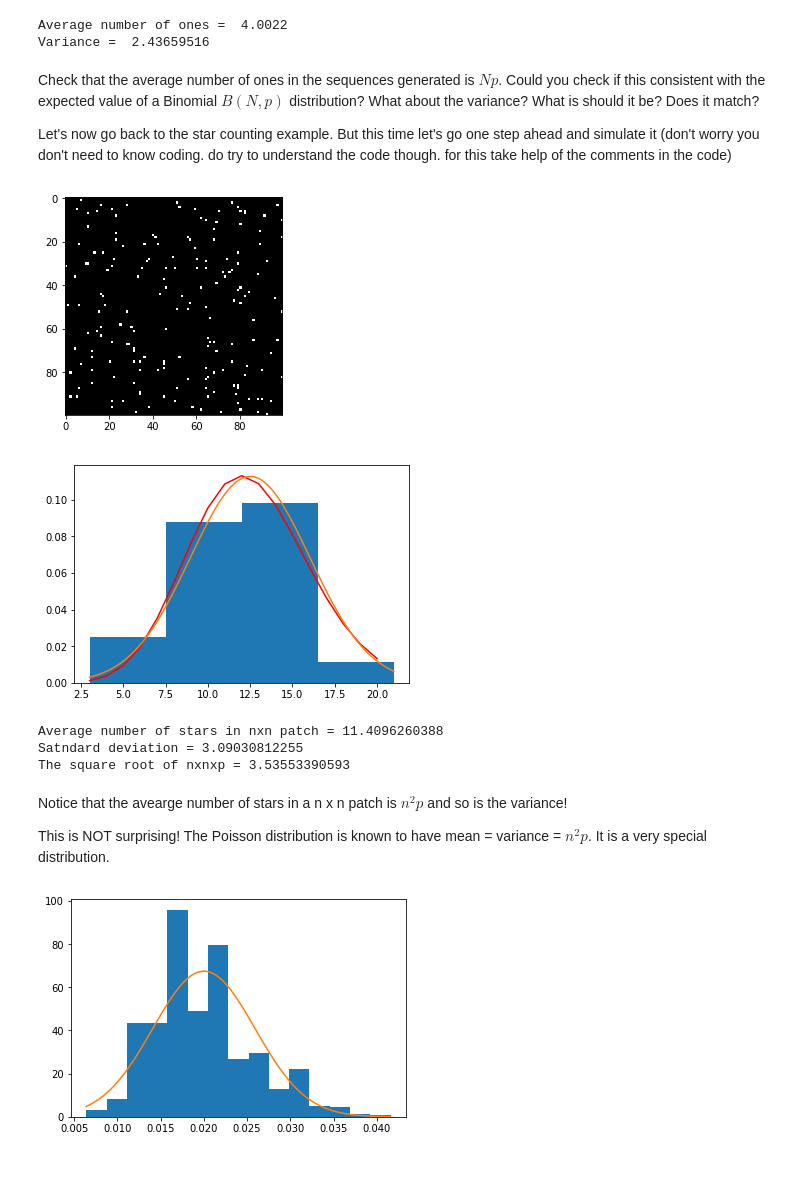
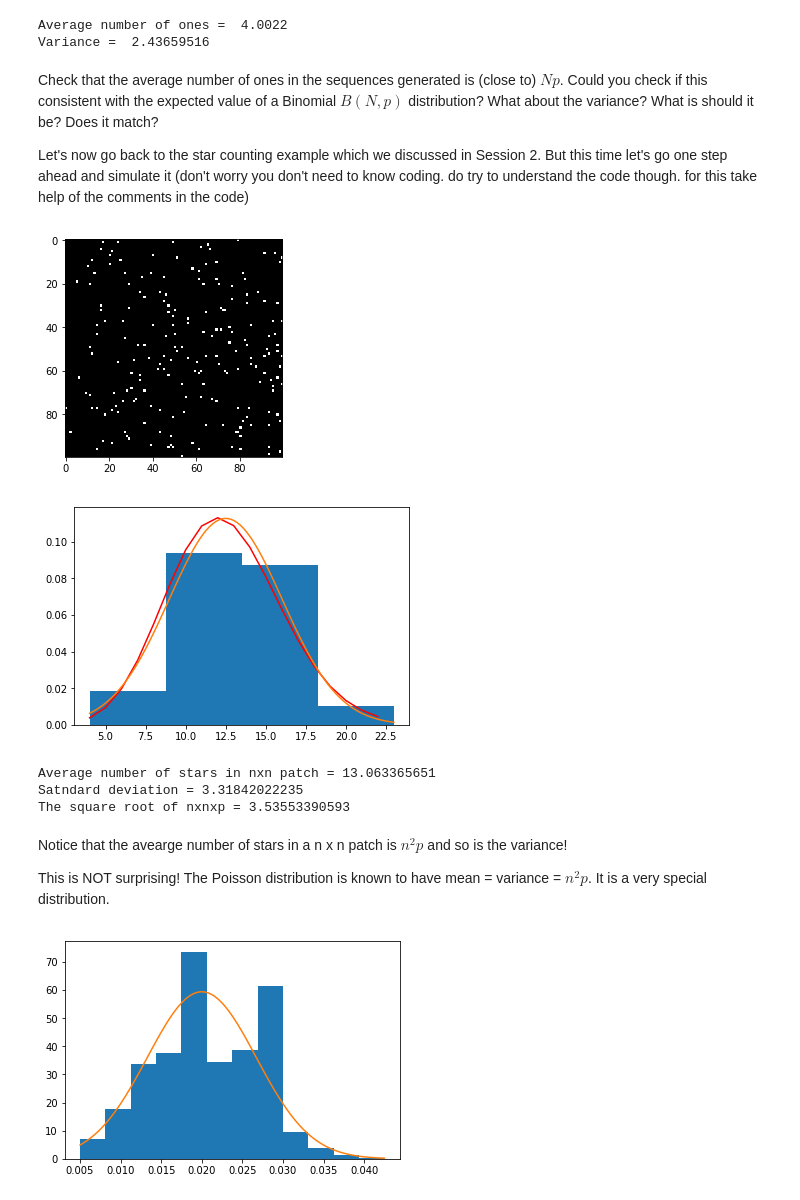
Before and after one commit to AbstractGeek/rusmalai-math-workshop, a Jupyter notebook: material/Day3/Day3.ipynb, the cells around one changed output. Saved outputs shown, nothing was run; the diff lists cells and outputs as text; code cells hidden in the pictures; blank space fills up the shorter version.

```diff
--- a/material/Day3/Day3.ipynb
+++ b/material/Day3/Day3.ipynb
@@ -73,33 +74,34 @@ A typical sequence [1 1 0 0 1 1 1 0 1 1]
 Average number of ones =  4.0022
 Variance =  2.43659516
 # %% [markdown]
-Check that the average number of ones in the sequences generated is $Np$.
+Check that the average number of ones in the sequences generated is (close to) $Np$.
 Could you check if this consistent with the expected value of a Binomial $B(N,p)$ distribution?
 What about the variance? What is should it be? Does it match?
 
-Let's now go back to the star counting example. But this time let's go one step ahead and simulate it (don't worry you don't need to know coding. do try to understand the code though. for this take help of the comments in the code)
+Let's now go back to the star counting example which we discussed in Session 2. But this time let's go one step ahead and simulate it (don't worry you don't need to know coding. do try to understand the code though. for this take help of the comments in the code)
 # %%
 N = 100 # size of the grid will be NxN
 p = 0.02 # probability of having a 1 at any position in the grid
 s = np.random.binomial(1,p, N*N) # generate a sequence of N^2 elements. this is still in 1D
-out = np.reshape(a=s,newshape=(N,N)) # we now reshape 1D array the N^2 into a 2D array/grid of NxN
-plt.imshow(out, cmap='gray') # show the grid as a grayscale image
+NightSky = np.reshape(a=s,newshape=(N,N)) # we now reshape 1D array of N^2 elements into a 2D grid of NxN
+plt.imshow(NightSky, cmap='gray') # show the grid as a grayscale image
 plt.show()
 # %% [output]
-[figure, old version]
+[figure, new version]
 # %%
 n = 25 # size of the small (smaller than N) window of nxn
 window_count = np.ones((n,n)) # create a grid of nxn and fill it with ones
-# now multiply each element of the small window with every element of the original grid that it overlies and sum them
+# overlay it over a patch in the original grid
+# now multiply each element of the small window with every corresponding element of the original grid that it overlies and sum them
 # check that this gives us the number of ones in that nxn grid.
 # convolving involves doing this through the entire NxN over all possible nxn chunks of it
-outcount = sp.convolve2d(out,window_count, mode='valid')
+count = sp.convolve2d(NightSky,window_count, mode='valid')
 # uncomment the 2 lines below to see what the convolution looks like
 # plt.imshow(outcount, cmap='gray')
 # plt.show()
 
 # Now plot a histogram of no. of ones encountered in all nxn windows over the night sky (i.e. NxN grid)
-m, bins, patches = plt.hist(outcount.flatten(), bins=4 ,density='True')
+m, bins, patches = plt.hist(count.flatten(), bins=4 ,density='True')
 # we will now overlay a Poisson distribution with lambda = nxnxp
 x = np.arange(min(bins), max(bins))
 plt.plot(x, poisson.pmf(x, n*n*p),'r-')
@@ -107,27 +109,29 @@ plt.plot(x, poisson.pmf(x, n*n*p),'r-')
 x = np.linspace(min(bins),max(bins), 100)
 plt.plot(x,mlab.normpdf(x, n*n*p, np.sqrt(n*n*p)))
 plt.show()
-print('Average number of stars in nxn patch =',np.mean(outcount.flatten())) # print the average number of stars in nxn
-print('Satndard deviation =',np.std(outcount.flatten())) # print the standard deviation
+print('Average number of stars in nxn patch =',np.mean(count.flatten())) # print the avg number of stars in nxn
+print('Satndard deviation =',np.std(count.flatten())) # print the standard deviation
 print('The square root of nxnxp =',np.sqrt(n*n*p)) # print the value of suare root of nxnxp
 # %% [output]
-[figure, old version]
+[figure, new version]
-Average number of stars in nxn patch = 11.4096260388
-Satndard deviation = 3.09030812255
+Average number of stars in nxn patch = 13.063365651
+Satndard deviation = 3.31842022235
 The square root of nxnxp = 3.53553390593
 # %% [markdown]
 Notice that the avearge number of stars in a n x n patch is $n^2p$ and so is the variance!
 
 This is NOT surprising! The Poisson distribution is known to have mean = variance = $n^2p$. It is a very special distribution.
 # %%
-window_mean = np.ones((n,n))/(n*n)
-outmean = sp.convolve2d(out,window_mean, mode='valid')
-m, bins, patches = plt.hist(outmean.flatten(), bins=15,density='True')
+n = 20
+window_mean = np.ones((n,n))/(n*n) # create a grid of nxn and fill it with 1/(n^2) throughout
+# convolve (same as previously done) this nxn grid with the original NxN grid
+outmean = sp.convolve2d(NightSky,window_mean, mode='valid')
+# Now plot a histogram of avg no. of ones encountered over all nxn windows over the night sky (i.e. NxN grid)
+m, bins, patches = plt.hist(outmean.flatten(), bins=12, density='True')
 
 mu = p
-sigma = np.sqrt(N*N*p*(1-p)/np.size(outmean.flatten()))
-x = np.linspace(min(bins),max(bins), 100)
+x = np.linspace(min(bins),max(bins),100)
 plt.plot(x,mlab.normpdf(x, mu, np.std(outmean.flatten())))
 plt.show()
 # %% [output]
-[figure, old version]
+[figure, new version]
```
Also changed, not shown: parts of 6 cells of this notebook.
